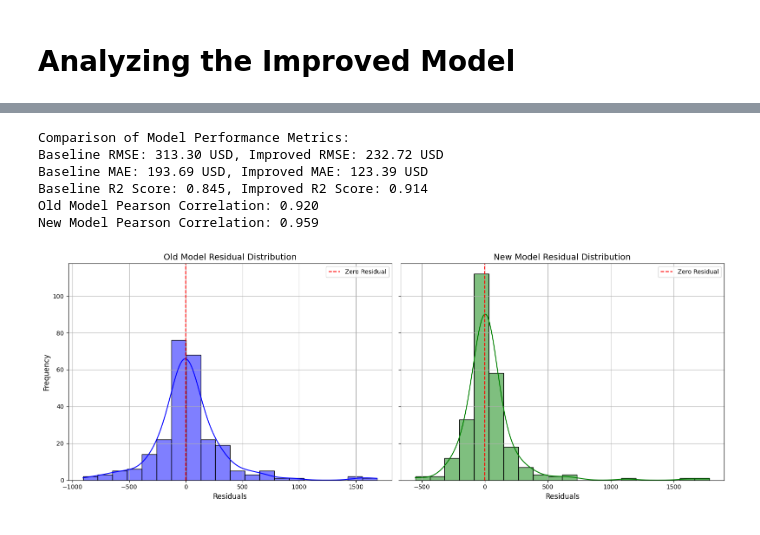
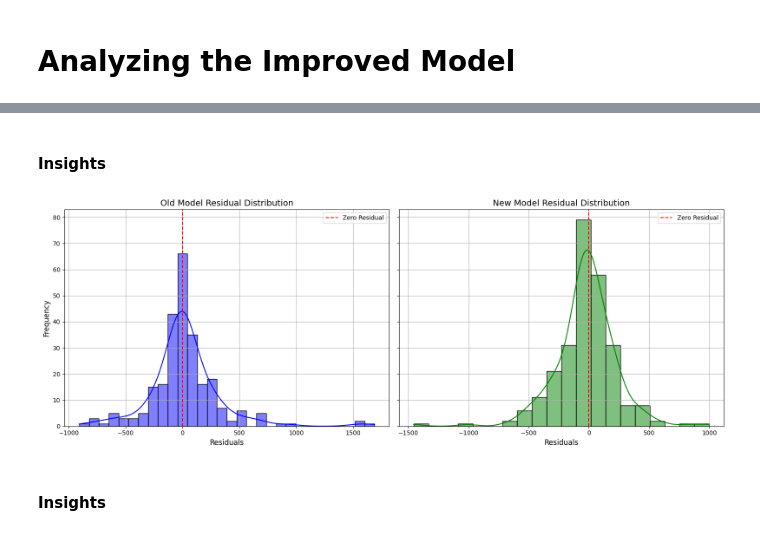
Before and after one commit to EliyaRabia/Tabular-Data-Project, a Jupyter notebook: part2.ipynb, the cells around one changed output, grey strips where cells are left out. Drawn from its saved outputs; the diff is of its cells as text; code cells hidden in the pictures.

```diff
--- a/part2.ipynb
+++ b/part2.ipynb
@@ -589,0 +358,5 @@ plt.show()
+# %%
+# Drop no needed features
+improve_data.drop(columns=['Company','Inches', 'Weight','TypeName'], inplace=True)
+
+print("dropped features successfully!")
@@ -589,0 +421,12 @@ plt.show()
+# %%
+# Evaluate the new model
+y_pred_improve = best_model.predict(X_test_improve)
+mse_improve = mean_squared_error(y_test_improve, y_pred_improve)
+rmse_improve = np.sqrt(mse_improve)
+mae_improve = mean_absolute_error(y_test_improve, y_pred_improve)
+r2_improve = r2_score(y_test_improve, y_pred_improve)
+
+print("\nNew Model Performance Metrics:")
+print(f"RMSE: {rmse_improve:.2f} USD")
+print(f"MAE: {mae_improve:.2f} USD")
+print(f"R2 Score: {r2_improve:.3f}")
@@ -646,59 +643,31 @@ sorted_importance['Cumulative Importance'] = sorted_importance['Importance'].cum
+# %% [markdown]
+#### Insights
 # %%
-# Baseline model metrics
-baseline_rmse = 313.30  # Example value from earlier results
-baseline_mae = 193.69
-baseline_r2 = 0.845
-
-print("\nComparison of Model Performance Metrics:")
-print(f"Baseline RMSE: {baseline_rmse:.2f} USD, Improved RMSE: {rmse_new:.2f} USD")
-print(f"Baseline MAE: {baseline_mae:.2f} USD, Improved MAE: {mae_new:.2f} USD")
-print(f"Baseline R2 Score: {baseline_r2:.3f}, Improved R2 Score: {r2_new:.3f}")
-
-
-# Calculate Pearson correlation between actual and predicted
-# Import necessary libraries
-from scipy.stats import pearsonr
-
-# Calculate Pearson correlation for the old model
-y_pred_old = y_pred
-residuals_old = y_test - y_pred_old
-pearson_corr_old, _ = pearsonr(y_test, y_pred_old)
-print(f"Old Model Pearson Correlation: {pearson_corr_old:.3f}")
-
-# Calculate Pearson correlation for the new model
-residuals_new = y_test_new - y_pred_new
-pearson_corr_new, _ = pearsonr(y_test_new, y_pred_new)
-print(f"New Model Pearson Correlation: {pearson_corr_new:.3f}")
-
 # Create side-by-side plots for residual distributions
 fig, axes = plt.subplots(1, 2, figsize=(16, 6), sharey=True)
 
 # Plot residuals for the old model
-sns.histplot(residuals_old, kde=True, bins=20, color='blue', ax=axes[0])
+sns.histplot(residuals_old, kde=True, bins=30, color='blue', ax=axes[0])
 axes[0].axvline(x=0, color='red', linestyle='--', label='Zero Residual')
 axes[0].set_title("Old Model Residual Distribution", fontsize=14)
 axes[0].set_xlabel("Residuals", fontsize=12)
 axes[0].set_ylabel("Frequency", fontsize=12)
 axes[0].legend()
 axes[0].grid(True)
 
 # Plot residuals for the new model
-sns.histplot(residuals_new, kde=True, bins=20, color='green', ax=axes[1])
+sns.histplot(residuals_improve, kde=True, bins=20, color='green', ax=axes[1])
 axes[1].axvline(x=0, color='red', linestyle='--', label='Zero Residual')
 axes[1].set_title("New Model Residual Distribution", fontsize=14)
 axes[1].set_xlabel("Residuals", fontsize=12)
 axes[1].set_ylabel("Frequency", fontsize=12)
 axes[1].legend()
 axes[1].grid(True)
 
 # Adjust layout and show plot
 plt.tight_layout()
 plt.show()
 # %% [output]
-Comparison of Model Performance Metrics:
-Baseline RMSE: 313.30 USD, Improved RMSE: 232.72 USD
-Baseline MAE: 193.69 USD, Improved MAE: 123.39 USD
-Baseline R2 Score: 0.845, Improved R2 Score: 0.914
-Old Model Pearson Correlation: 0.920
-New Model Pearson Correlation: 0.959
-[figure, old version]
+[figure, new version]
+# %% [markdown]
+#### Insights
```
Also changed, not shown: parts of 46 cells of this notebook, 1 other file.
